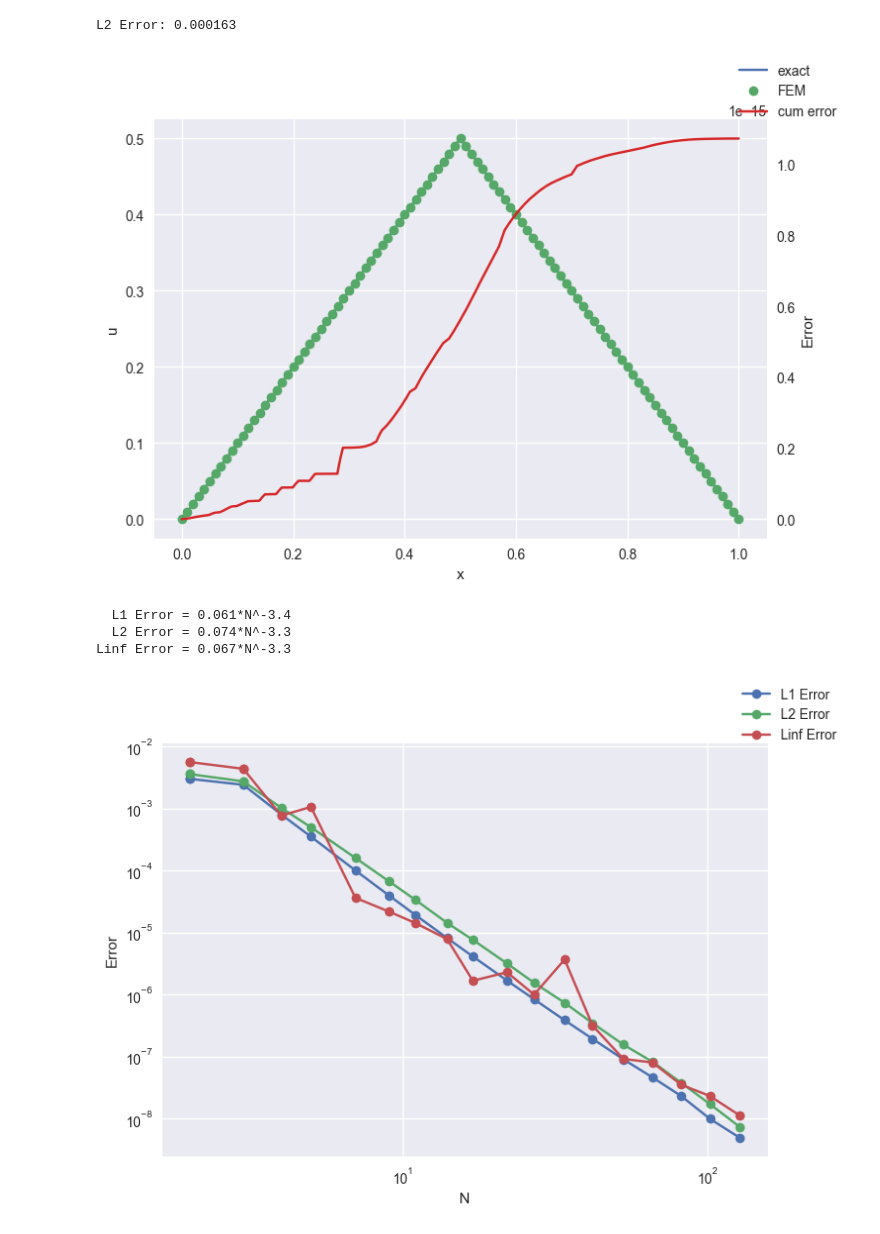
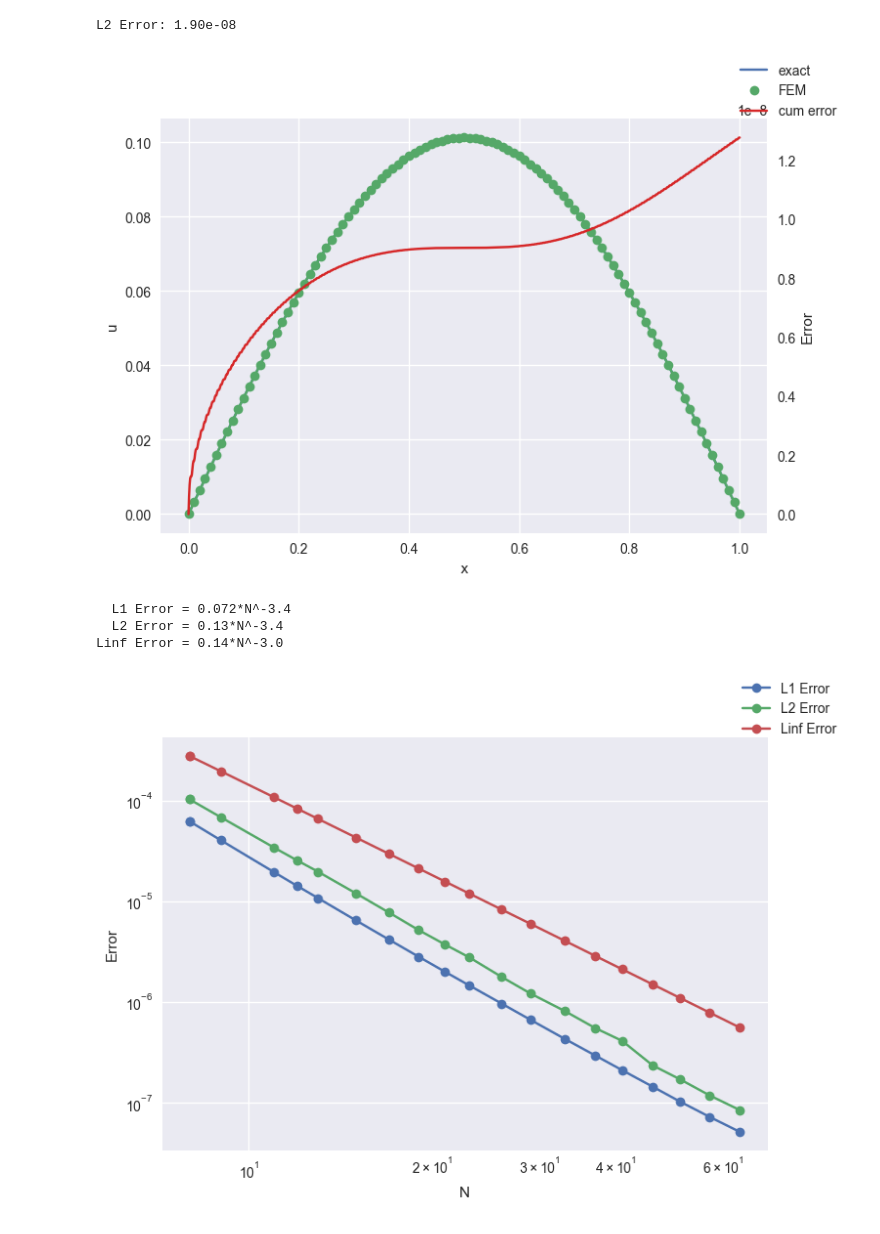
Before and after one commit to Brianhuynh97/ProgrammingPDE1, a Jupyter notebook: individual_solutions/Paul/pe1.ipynb, the cells around one changed output. Drawn from its saved outputs; the diff is of its cells as text; code cells hidden in the pictures.

```diff
--- a/individual_solutions/Paul/pe1.ipynb
+++ b/individual_solutions/Paul/pe1.ipynb
@@ -141,10 +144,10 @@ Linf Error = 0.11*N^-2.0
 # %%
 x0, xN = 0, 1
-N = 100 # number of intervals
+N = 200 # number of intervals
 h = (xN - x0) / (N)  # N+1 nodes means N intervals
 
 # get analytical solution u, f(x), coefficients b and matrix elements a_ij
-u_f, u_fpp, u_b, u_a_ij = funcs["f2_quad"]
+u_f, u_fpp, u_b, u_a_ij = funcs["f3_quad"]
 
 a = np.array([[u_a_ij(i, j, h) for j in range(1, 2 * N)] for i in range(1, 2 * N)])
 b = np.array([u_b(i, h) for i in range(1, 2 * N)])
@@ -167,35 +170,35 @@ x_grid = np.linspace(x0, xN, num=N + 1)
 # x0 is exluded and we start with k=1 corresponding to a quadratic base funcition
 # -> start at list index 1
 u_num_corse = np.pad(x[1::2], 1, "constant", constant_values=0)
 [line] = ax.plot(x_grid, u_num_corse, "o", label="FEM")
 
 # plotting high resolution version of function
 u_num_fine = constr_f(x, fine_x, h, func=lib.quadratic.basis)
 ax.plot(fine_x, u_num_fine, color=line.get_color())
 
 # print(a)
 
 error = np.sqrt(
     np.cumsum((u_anal - u_num_fine) ** 2) * (fine_x[1] - fine_x[0])
 )  # approximate integral by sum
 
 
 l2_error = l2_err_func(u_f, u_num_corse, x_grid, 2)
 print(f"L2 Error: {l2_error:#.3}")
 
 
 ax2 = ax.twinx()
 ax2.plot(fine_x, error, color="tab:red", label="cum error")
 ax2.grid(False)
 
 ax.set_xlabel("x")
 ax.set_ylabel("u")
 ax2.set_ylabel("Error")
 
 _ = fig.legend()
 # %% [output]
-L2 Error: 0.000163
+L2 Error: 1.90e-08
-[figure, old version]
+[figure, new version]
 # %%
 # plot errors over N
 
@@ -209,7 +212,7 @@ u_anal = u_f(fine_x)
 temp1, temp2, temp3 = [], [], []
 
 ns = np.logspace(
-    np.log2(3) // 1, np.log2(200) // 1, base=2, dtype=int, num=20
+    np.log2(8) // 1, np.log2(100) // 1, base=2, dtype=int, num=20
 )  # get k integers between a,b evenly spaced in logspace
 
 # ns = np.arange(3, 60)
@@ -223,19 +226,26 @@ for N in ns:
     a = np.array([[u_a_ij(i, j, h) for j in range(1, 2 * N)] for i in range(1, 2 * N)]) # 2N-1 x 2N-1 matrix
     b = np.array([u_b(i, h) for i in range(1, 2 * N)])
     # b = np.array([b_j(i, h, used_fpp, x0, xN) for i in range(1, N)]) # numerical b
-    x = np.linalg.solve(a, b)
+    x = np.linalg.solve(a, b) # solve Ax = b
 
-    x_grid = np.linspace(x0, xN, num=N + 1)
-    u_num_corse = np.pad(x[1::2], 1, "constant", constant_values=0)
+    x_grid = np.linspace(x0, xN, num=N + 1) # grid points
+    # for basis = hat functions + quadratic with phi"(x_k)=0
+    # u_N(x_k) = b_2k
+    # but we only have N-1 b_2k corresponding to u_N(x_1) to x_N(x_(N-1))
+    # so we pad with zero left and right to get u_N(boundary)=0
+    # we have to skip every second b_k because those correspond to
+    # the quadratic parts = 0 on the nodes
+    # x0 is exluded and we start with k=1 corresponding to a quadratic base funcition
+    u_num_corse = np.pad(x[1::2], 1, "constant", constant_values=0) # numerical solution at coarse grid points
 
-    temp1.append(l1_err_func(u_f, u_num_corse, x_grid, 2))
-    temp2.append(l2_err_func(u_f, u_num_corse, x_grid, 2))
-    temp3.append(linf_err_func(u_f, u_num_corse, x_grid, 2))
+    temp1.append(l1_err_func(u_f, u_num_corse, x_grid, 2)) # compute L1 error
+    temp2.append(l2_err_func(u_f, u_num_corse, x_grid, 2)) # compute L2 error
+    temp3.append(linf_err_func(u_f, u_num_corse, x_grid, 2)) # compute Linf error
 
 
-l1_errors = np.array(temp1)
-l2_errors = np.array(temp2)
-linf_errors = np.array(temp3)
+l1_errors = np.array(temp1) # l1 errors
+l2_errors = np.array(temp2) # l2 errors
+linf_errors = np.array(temp3) # linf errors
 
 ax.plot(ns, l1_errors, "-o", label="L1 Error")
 ax.plot(ns, l2_errors, "-o", label="L2 Error")
@@ -256,7 +266,7 @@ for errors, label in zip(
     slope, intercept = np.polyfit(np.log(ns), np.log(errors), 1)
     print(f"{label:>10} = {np.exp(intercept):#.2}*N^{slope:#.2}")
 # %% [output]
-  L1 Error = 0.061*N^-3.4
-  L2 Error = 0.074*N^-3.3
-Linf Error = 0.067*N^-3.3
+  L1 Error = 0.072*N^-3.4
+  L2 Error = 0.13*N^-3.4
+Linf Error = 0.14*N^-3.0
-[figure, old version]
+[figure, new version]
```
Also changed, not shown: parts of 3 cells of this notebook, 3 other files.
